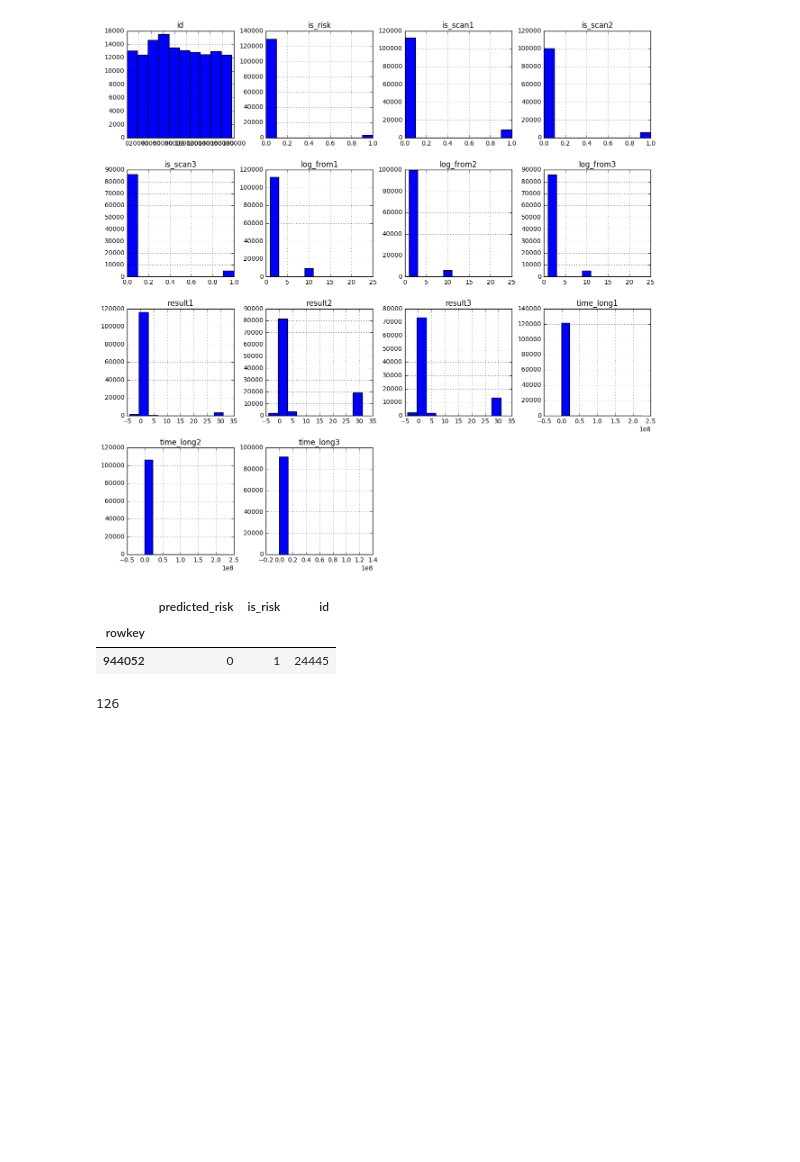
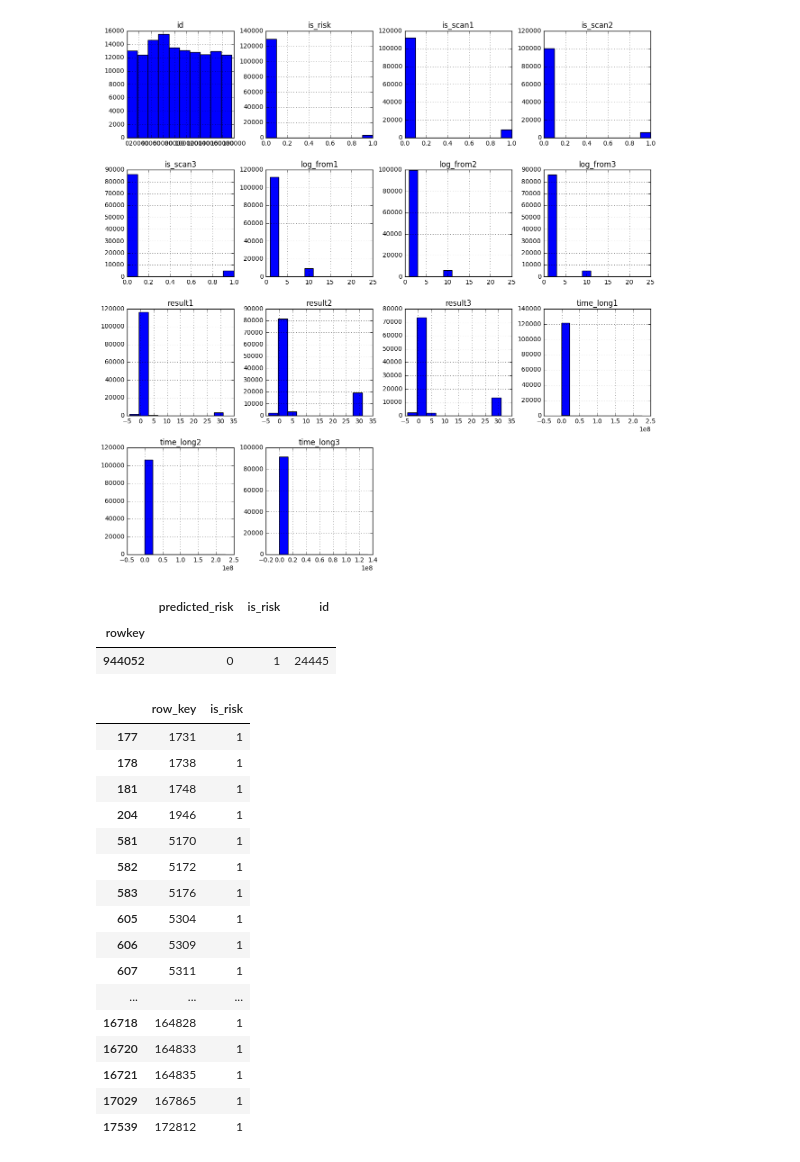
Before and after one commit to tusonggao/Kaggle_code, a Jupyter notebook: jd_contest/jd_contest.ipynb, the cells around one changed output. Drawn from its saved outputs; the diff is of its cells as text; code cells hidden in the pictures; blank space fills up the shorter version.

```diff
--- a/jd_contest/jd_contest.ipynb
+++ b/jd_contest/jd_contest.ipynb
@@ -520,6 +522,22 @@ test_outcomes_df.where(test_outcomes_df.is_risk==1)
 | 944052 | 0 | 1 | 24445 |
 # %%
 broken_df = pd.read_csv('./data/submission/submission_0.61272.csv')
-len(broken_df[broken_df.is_risk==1])
+broken_df[broken_df.is_risk==1]
 # %% [output]
-126
+|  | row_key | is_risk |
+| 177 | 1731 | 1 |
+| 178 | 1738 | 1 |
+| 181 | 1748 | 1 |
+| 204 | 1946 | 1 |
+| 581 | 5170 | 1 |
+| 582 | 5172 | 1 |
+| 583 | 5176 | 1 |
+| 605 | 5304 | 1 |
+| 606 | 5309 | 1 |
+| 607 | 5311 | 1 |
+| ... | ... | ... |
+| 16718 | 164828 | 1 |
+| 16720 | 164833 | 1 |
+| 16721 | 164835 | 1 |
+| 17029 | 167865 | 1 |
+| 17539 | 172812 | 1 |
```
Also changed, not shown: parts of 1 cell of this notebook, 1 other file.
